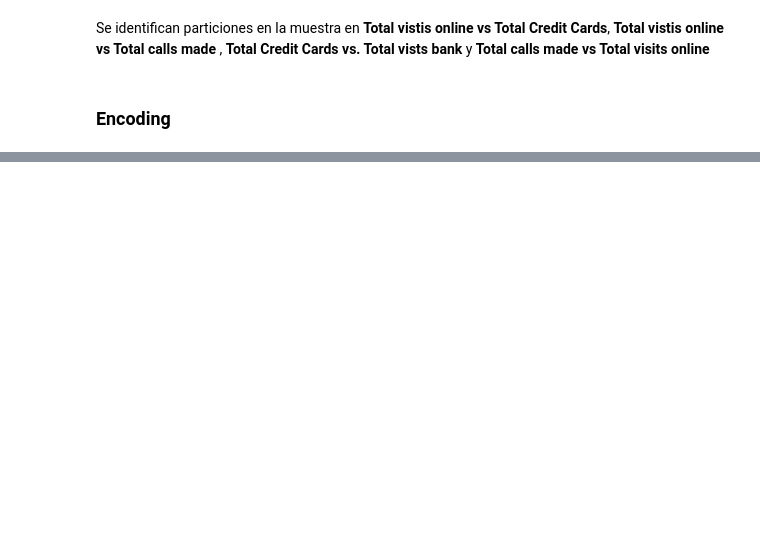
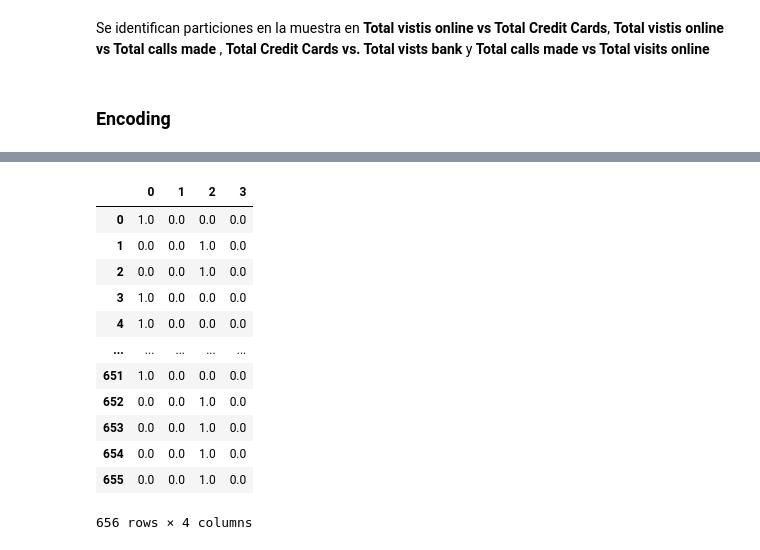
Before and after one commit to malvarezg1/BI, a Jupyter notebook: Laboratorio 2 - Clustering.ipynb, the cells around one changed output, grey strips where cells are left out. Cells and saved outputs as stored; diff of their text form; code cells hidden in the pictures; blank space fills up the shorter version.

```diff
--- a/Laboratorio 2 - Clustering.ipynb
+++ b/Laboratorio 2 - Clustering.ipynb
@@ -190,0 +227,18 @@ enc = OneHotEncoder(handle_unknown='ignore')
+# %%
+data['MarriageNumeric']= labelencoder.fit_transform(data['Marriage'])
+enc_dataframeMarriage= pd.DataFrame(enc.fit_transform(data[['MarriageNumeric']]).toarray())
+enc_dataframeMarriage
+# %% [output]
+|  | 0 | 1 | 2 | 3 |
+| 0 | 1.0 | 0.0 | 0.0 | 0.0 |
+| 1 | 0.0 | 0.0 | 1.0 | 0.0 |
+| 2 | 0.0 | 0.0 | 1.0 | 0.0 |
+| 3 | 1.0 | 0.0 | 0.0 | 0.0 |
+| 4 | 1.0 | 0.0 | 0.0 | 0.0 |
+| ... | ... | ... | ... | ... |
+| 651 | 1.0 | 0.0 | 0.0 | 0.0 |
+| 652 | 0.0 | 0.0 | 1.0 | 0.0 |
+| 653 | 0.0 | 0.0 | 1.0 | 0.0 |
+| 654 | 0.0 | 0.0 | 1.0 | 0.0 |
+| 655 | 0.0 | 0.0 | 1.0 | 0.0 |
+656 rows × 4 columns
```
Also changed, not shown: parts of 11 cells of this notebook.
